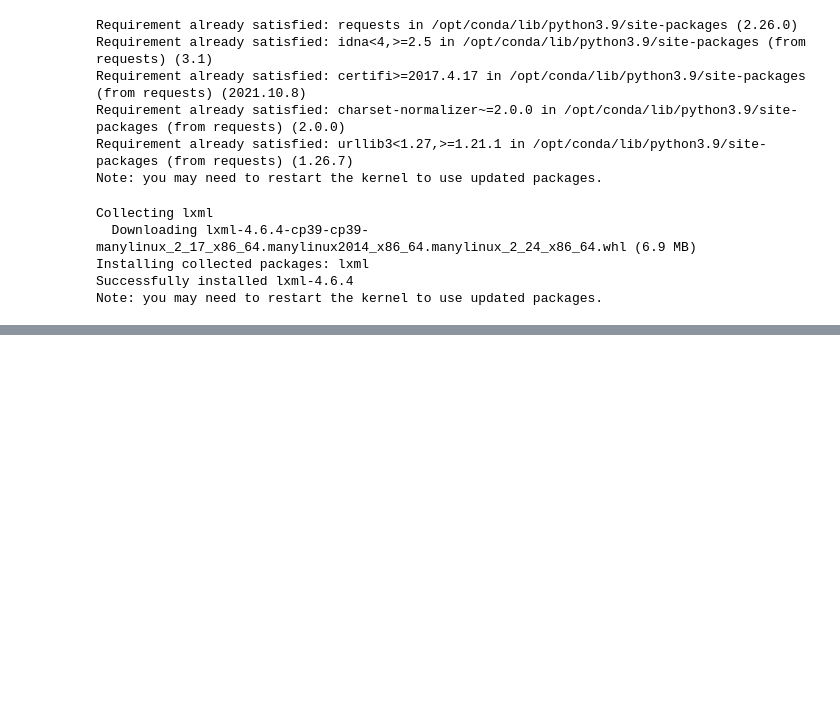
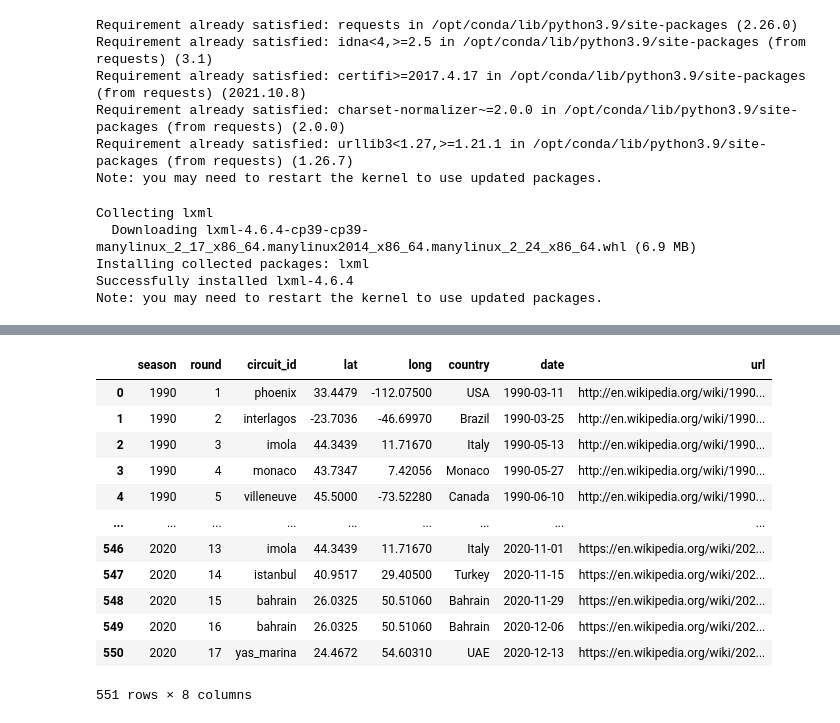
Before and after one commit to IdrissKad/formula1, a Jupyter notebook: Import data.ipynb, the cells around one changed output, grey strips where cells are left out. Saved outputs shown, nothing was run; the diff lists cells and outputs as text; code cells hidden in the pictures; blank space fills up the shorter version.

```diff
--- a/Import data.ipynb
+++ b/Import data.ipynb
@@ -79,6 +100,22 @@ for year in list(range(1990,2021)):
             races['url'].append(None)
 
 race= pd.DataFrame(races)
+# %%
+race
+# %% [output]
+|  | season | round | circuit_id | lat | long | country | date | url |
+| 0 | 1990 | 1 | phoenix | 33.4479 | -112.07500 | USA | 1990-03-11 | http://en.wikipedia.org/wiki/1990... |
+| 1 | 1990 | 2 | interlagos | -23.7036 | -46.69970 | Brazil | 1990-03-25 | http://en.wikipedia.org/wiki/1990... |
+| 2 | 1990 | 3 | imola | 44.3439 | 11.71670 | Italy | 1990-05-13 | http://en.wikipedia.org/wiki/1990... |
+| 3 | 1990 | 4 | monaco | 43.7347 | 7.42056 | Monaco | 1990-05-27 | http://en.wikipedia.org/wiki/1990... |
+| 4 | 1990 | 5 | villeneuve | 45.5000 | -73.52280 | Canada | 1990-06-10 | http://en.wikipedia.org/wiki/1990... |
+| ... | ... | ... | ... | ... | ... | ... | ... | ... |
+| 546 | 2020 | 13 | imola | 44.3439 | 11.71670 | Italy | 2020-11-01 | https://en.wikipedia.org/wiki/202... |
+| 547 | 2020 | 14 | istanbul | 40.9517 | 29.40500 | Turkey | 2020-11-15 | https://en.wikipedia.org/wiki/202... |
+| 548 | 2020 | 15 | bahrain | 26.0325 | 50.51060 | Bahrain | 2020-11-29 | https://en.wikipedia.org/wiki/202... |
+| 549 | 2020 | 16 | bahrain | 26.0325 | 50.51060 | Bahrain | 2020-12-06 | https://en.wikipedia.org/wiki/202... |
+| 550 | 2020 | 17 | yas_marina | 24.4672 | 54.60310 | UAE | 2020-12-13 | https://en.wikipedia.org/wiki/202... |
+551 rows × 8 columns
 # %%
 rounds = []
 for year in np.array(race.season.unique()):
```
Also changed, not shown: parts of 9 cells of this notebook.
